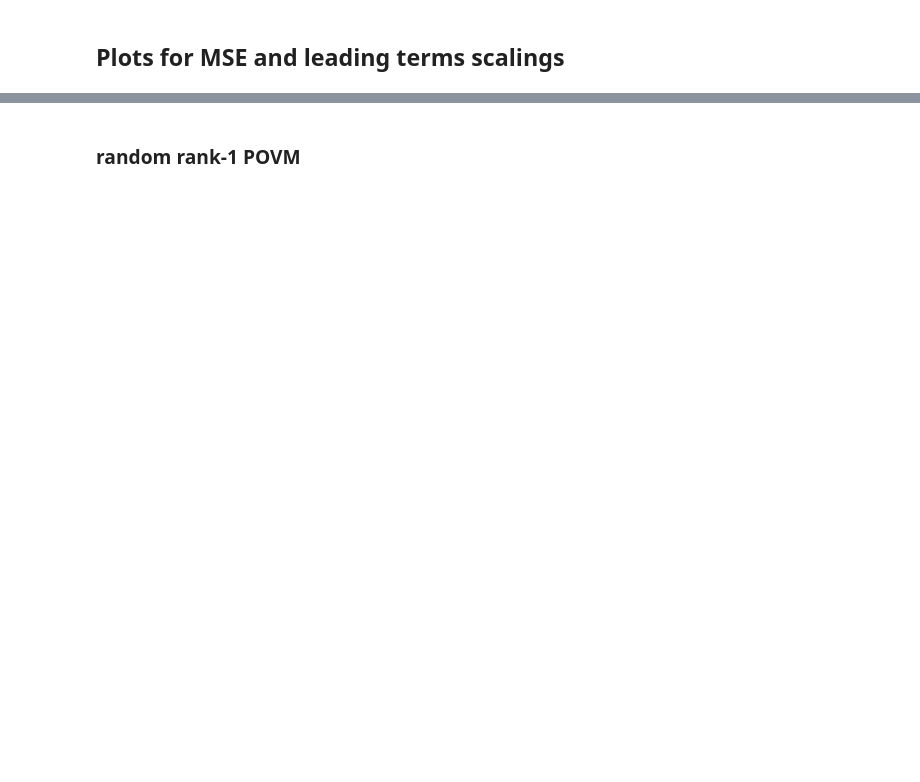
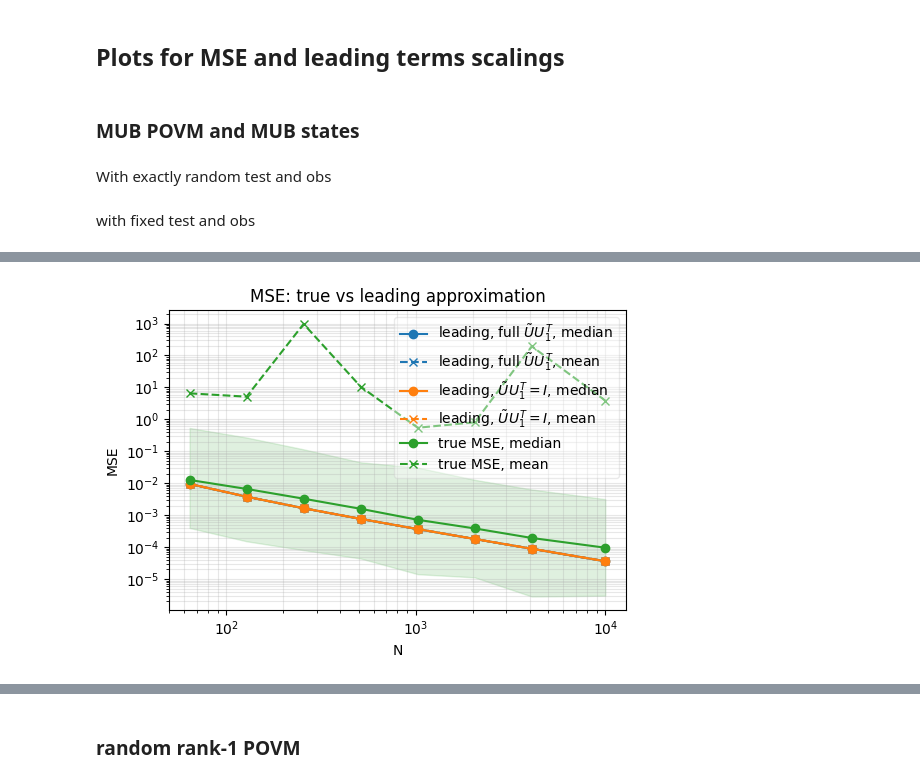
Before and after one commit to lucainnocenti/qelm_v2, a Jupyter notebook: scaling_Schur_correction.ipynb, the cells around one changed output, grey strips where cells are left out. Drawn from its saved outputs; the diff is of its cells as text; code cells hidden in the pictures; blank space fills up the shorter version.

```diff
--- a/scaling_Schur_correction.ipynb
+++ b/scaling_Schur_correction.ipynb
@@ -672,2 +429,6 @@ plt.show()
 # %% [markdown]
 ## Plots for MSE and leading terms scalings
+# %% [markdown]
+### MUB POVM and MUB states
+# %% [markdown]
+With exactly random test and obs
@@ -673,0 +439,24 @@ plt.show()
+# %% [markdown]
+with fixed test and obs
+# %%
+target_obs = np.array([[1.0, 0.0], [0.0, 0.0]])  # |0><0| for d=2
+test_state = np.array([[1.0, 0.0], [0.0, 0.0]])
+tilde_u_training_spec = QELMTrainingSpec(
+    data=QELMDataSpec(d=2, povm=mub_povm, train_states=mub_povm * 3),
+    target=QELMTargetRequest(observable=target_obs),
+    test=QELMTestRequest(state=test_state),
+    noise=QELMNoiseSpec(noise="multinomial", actual_noise_trials=1),
+)
+tilde_u_study = TildeUTrainingApproxStudySpec(
+    base=tilde_u_training_spec,
+    sweep_col="N",
+    sweep_values=(64, 128, 256, 512, 1024, 2048, 4096, 10**4),
+    repetitions=1000,
+    quantiles=(0.10, 0.25, 0.75, 0.90),
+    quantile_band=(0.1, 0.9),
+    show_summary=False, show_slopes=False, plots='mse',
+    output_file='data/mub_mubstates_vsN.zip'
+)
+
+tilde_u_raw_ntr, tilde_u_summary_ntr, tilde_u_slopes_ntr = run_tilde_u_training_approx_report(tilde_u_study)
+# %% [output]
@@ -673,0 +465 @@ plt.show()
+[figure, added]
```
Also changed, not shown: parts of 33 cells of this notebook, 17 other files.
